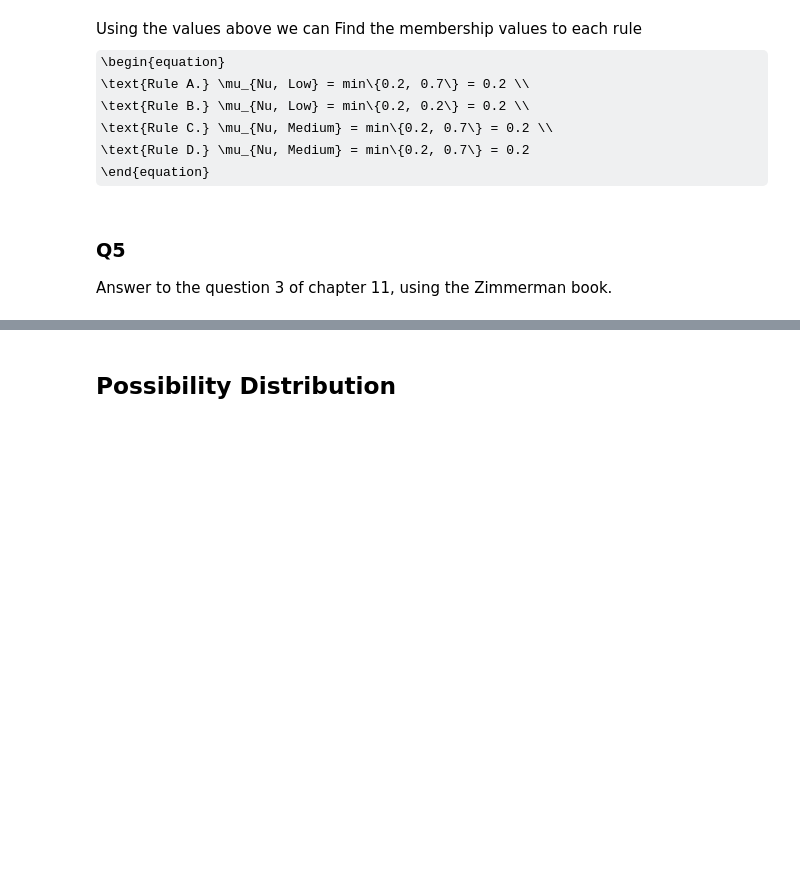
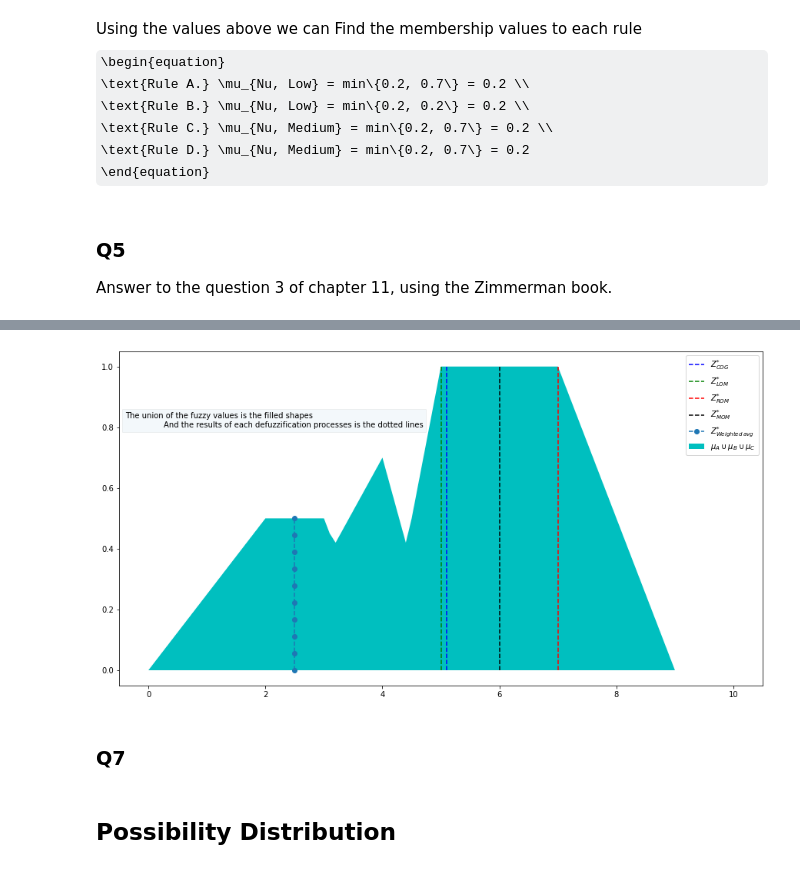
Before and after one commit to amindadgar/Fuzzy-Systems, a Jupyter notebook: HW3/Answers/main.ipynb, the cells around one changed output, grey strips where cells are left out. Saved outputs shown, nothing was run; the diff lists cells and outputs as text; code cells hidden in the pictures; some formulas as TeX source; blank space fills up the shorter version.

```diff
--- a/HW3/Answers/main.ipynb
+++ b/HW3/Answers/main.ipynb
@@ -450,0 +530,2 @@ plt.show()
+# %%
+fuzzy_union_set = np.stack((x, mu_union), axis=1)
@@ -451,3 +597,62 @@ plt.show()
+# %%
+## first we created the union fuzzy set
+union_fuzzy_set = np.stack((x, mu_union), axis=1)
+# %%
+def find_fuzzy_value(fuzzy_set, x):
+    """
+    Find fuzzy membership value of x
+
+    Parameters:
+    ------------
+    fuzzy_set : array of 2D tupple
+        The fuzzy set we have
+    x : float
+
+    Returns:
+    ---------
+    fuzzy_value : float
+        a floating point represent the fuzzy membership value
+    """
+    fuzzy_value = fuzzy_set[:, 1][np.isclose(fuzzy_set[:, 0], np.round(x, 1))]
+
+    return fuzzy_value
+
+
+plt.figure(figsize=(15, 8))
+z_star_COG_fuzzy_value = find_fuzzy_value(union_fuzzy_set, z_star_COG)
+plt.plot(np.ones(10) * z_star_COG, np.linspace(0, z_star_COG_fuzzy_value, 10) , 'b--')
+
+z_star_LOM_fuzzy_value = find_fuzzy_value(union_fuzzy_set, z_star_LOM)
+plt.plot(np.ones(10) * z_star_LOM, np.linspace(0, z_star_LOM_fuzzy_value, 10) , 'g--')
+
+z_star_ROM_fuzzy_value = find_fuzzy_value(union_fuzzy_set, z_star_ROM)
+plt.plot(np.ones(10) * z_star_ROM, np.linspace(0, z_star_ROM_fuzzy_value, 10) , 'r--')
+
+z_star_MOM_fuzzy_value = find_fuzzy_value(union_fuzzy_set, z_star_mom[:,0])
+plt.plot(np.ones(10) * z_star_mom[:,0], np.linspace(0, z_star_MOM_fuzzy_value, 10) , 'k--')
+
+z_star_Weighted_avg_fuzzy_value = find_fuzzy_value(union_fuzzy_set, z_star_weigted_avg)
+plt.plot(np.ones(10) * z_star_weigted_avg, np.linspace(0, z_star_Weighted_avg_fuzzy_value, 10) , 'o--')
+
+plt.fill(x, mu_union, 'c')
+
+
+plt.legend([
+    '$Z^{*}_{COG}$',
+    '$Z^{*}_{LOM}$',
+    '$Z^{*}_{ROM}$',
+    '$Z^{*}_{MOM}$',
+    '$Z^{*}_{Weighted \; avg}$',
+    '$\mu_A \cup \mu_B \cup \mu_C$'
+])
+
+plt.text(x=-0.4,y=0.8, s='''The union of the fuzzy values is the filled shapes
+                And the results of each defuzzification processes is the dotted lines''', bbox=dict(alpha=0.05))
+plt.show()
+# %% [output]
+[figure, added]
+# %% [markdown]
+### Q7
 # %% [markdown]
 ## Possibility Distribution
 # %% [markdown]
```
Also changed, not shown: parts of 74 cells of this notebook.
